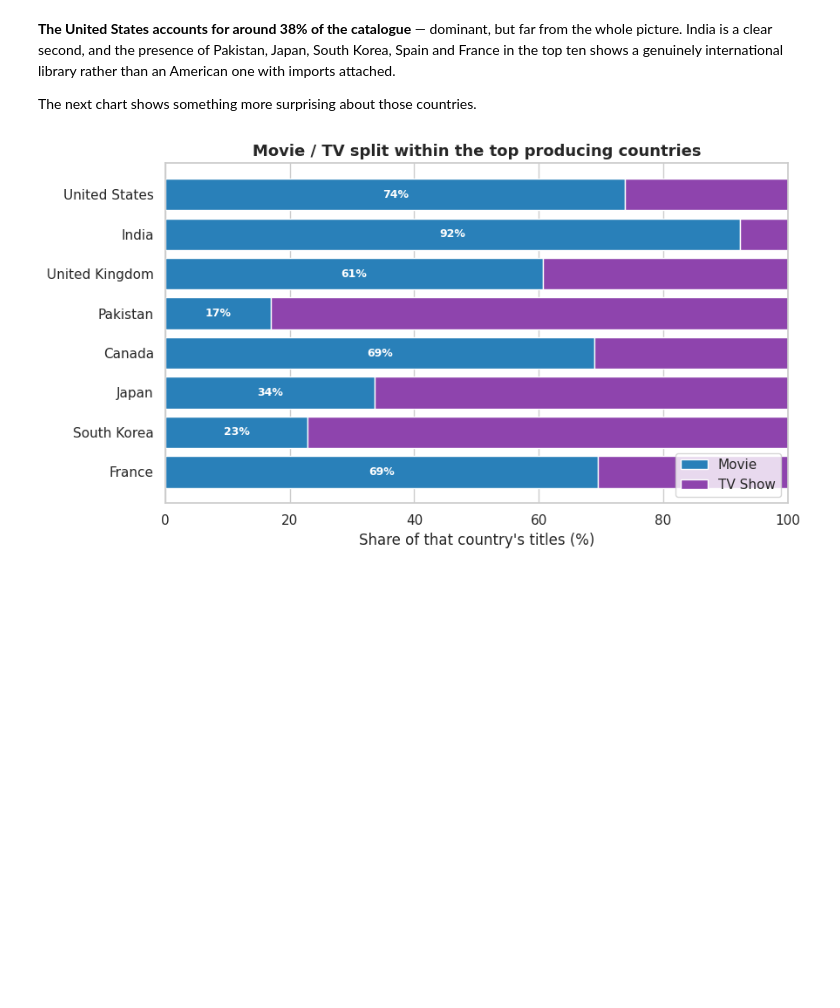
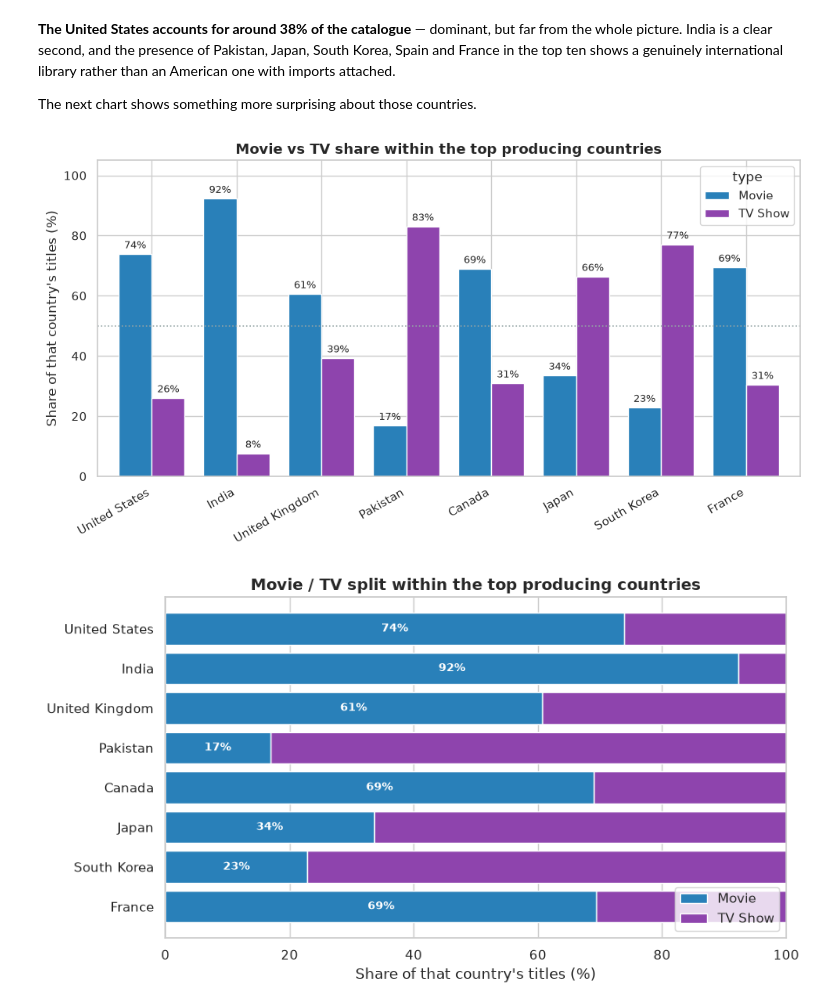
Before and after one commit to wandiyajames-arch/Auspify-Internship, a Jupyter notebook: Task-2-EDA/Task2_Exploratory_Data_Analysis.ipynb, the cells around one changed output. Drawn from its saved outputs; the diff is of its cells as text; code cells hidden in the pictures; blank space fills up the shorter version.

```diff
--- a/Task-2-EDA/Task2_Exploratory_Data_Analysis.ipynb
+++ b/Task-2-EDA/Task2_Exploratory_Data_Analysis.ipynb
@@ -384,6 +395,26 @@ picture. India is a clear second, and the presence of Pakistan, Japan, South Kor
 the top ten shows a genuinely international library rather than an American one with imports attached.
 
 The next chart shows something more surprising about those countries.
+# %%
+top = country_counts.head(8).index
+mix = pd.crosstab(df.loc[df["primary_country"].isin(top), "primary_country"],
+                  df["type"], normalize="index").mul(100).loc[top]
+
+ax = mix.plot(kind="bar", figsize=(10, 5.5), color=[BLUE, PURPLE], width=0.78)
+for container in ax.containers:
+    ax.bar_label(container, fmt="%.0f%%", padding=3, fontsize=9)
+
+ax.axhline(50, color=GREY, linestyle=":", linewidth=1.2)
+ax.set_ylabel("Share of that country's titles (%)")
+ax.set_xlabel("")
+ax.set_title("Movie vs TV share within the top producing countries")
+ax.set_ylim(0, 105)
+plt.xticks(rotation=30, ha="right")
+
+plt.tight_layout()
+plt.show()
+# %% [output]
+[figure, added]
 # %%
 fig, ax = plt.subplots(figsize=(9, 5))
 
```
Also changed, not shown: parts of 11 cells of this notebook, 17 other files.
